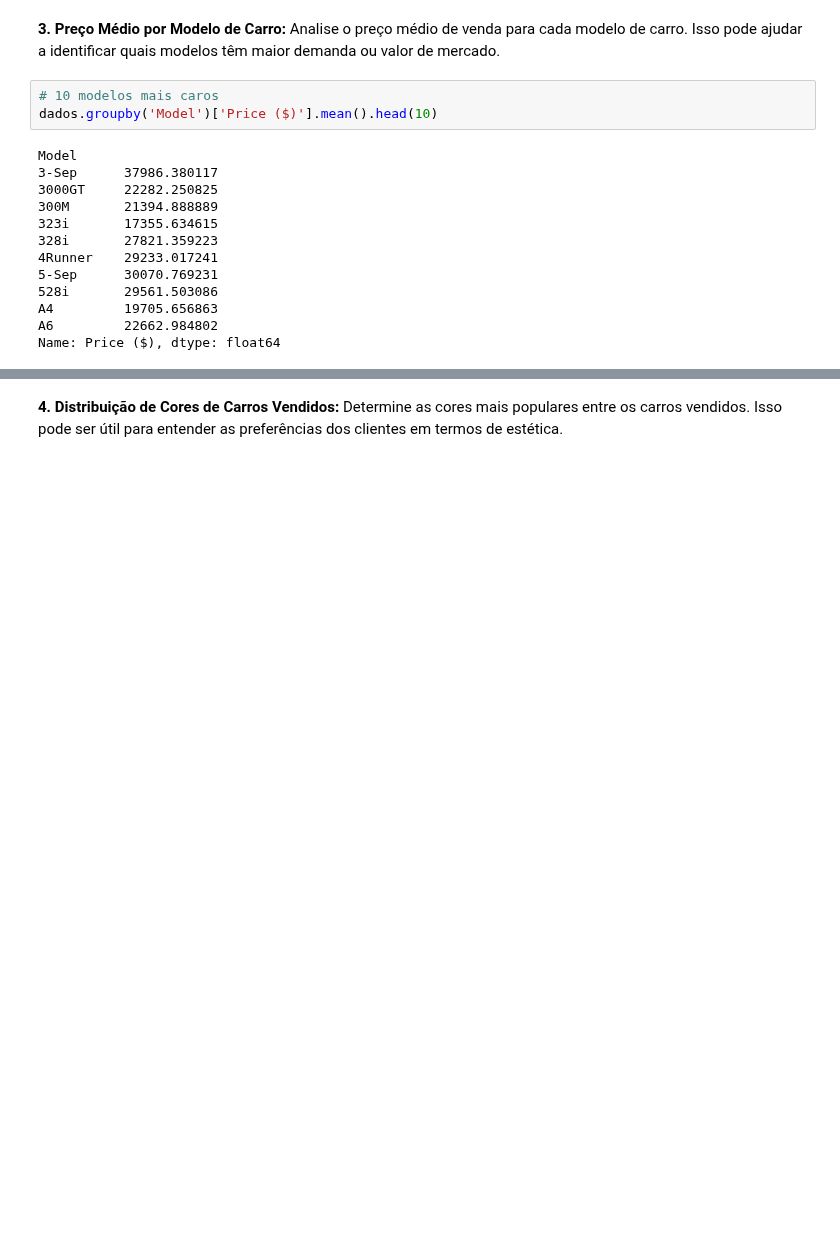
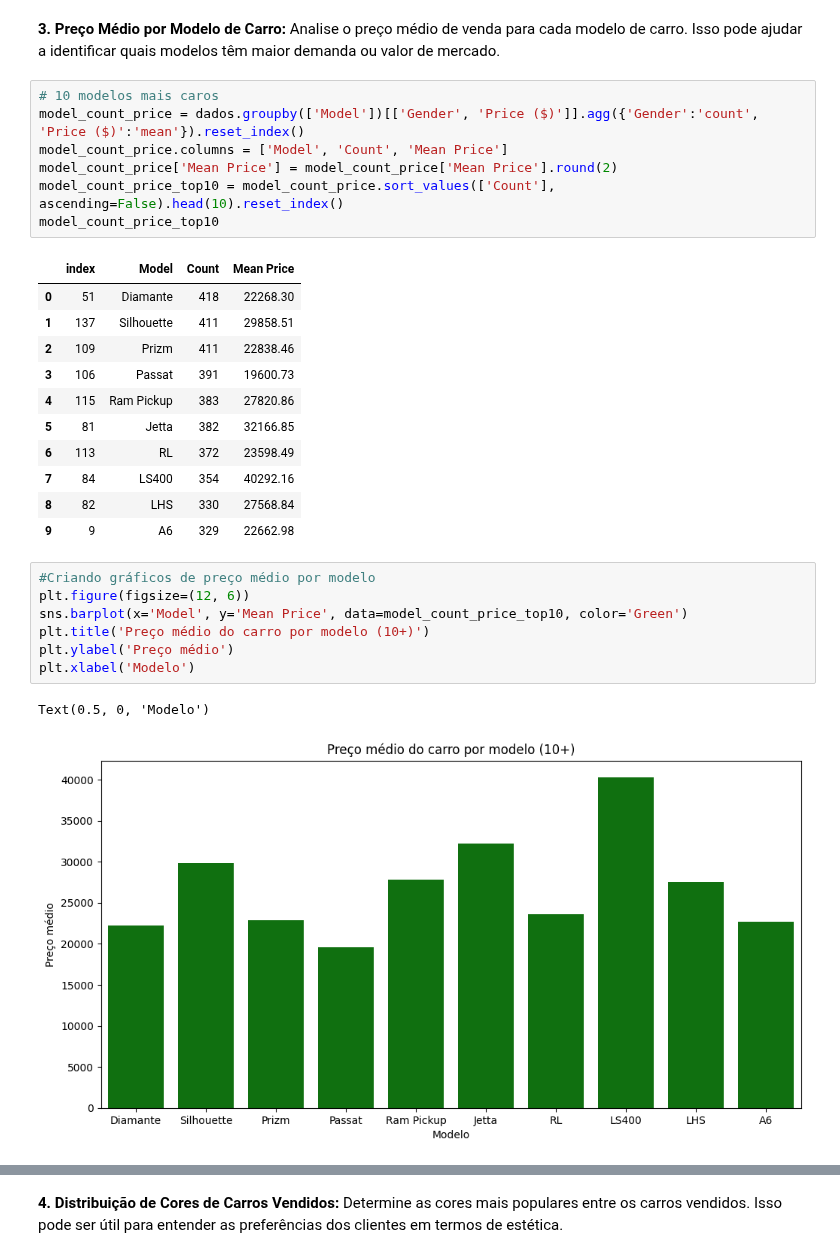
Before and after one commit to GabrielVila/Car-Sales-Report, a Jupyter notebook: projeto_carro.ipynb, the cells around one changed output, grey strips where cells are left out. Drawn from its saved outputs; the diff is of its cells as text; blank space fills up the shorter version.

Commit message:
Criando gráficos de preço médio por modelo dos 10+ e preço por mês

```diff
--- a/projeto_carro.ipynb
+++ b/projeto_carro.ipynb
@@ -298,17 +298,30 @@ plt.show()
 **3. Preço Médio por Modelo de Carro:** Analise o preço médio de venda para cada modelo de carro. Isso pode ajudar a identificar quais modelos têm maior demanda ou valor de mercado.
 # %%
 # 10 modelos mais caros
-dados.groupby('Model')['Price ($)'].mean().head(10)
+model_count_price = dados.groupby(['Model'])[['Gender', 'Price ($)']].agg({'Gender':'count', 'Price ($)':'mean'}).reset_index()
+model_count_price.columns = ['Model', 'Count', 'Mean Price']
+model_count_price['Mean Price'] = model_count_price['Mean Price'].round(2)
+model_count_price_top10 = model_count_price.sort_values(['Count'], ascending=False).head(10).reset_index()
+model_count_price_top10
 # %% [output]
-Model
-3-Sep      37986.380117
-3000GT     22282.250825
-300M       21394.888889
-323i       17355.634615
-328i       27821.359223
-4Runner    29233.017241
-5-Sep      30070.769231
-528i       29561.503086
-A4         19705.656863
-A6         22662.984802
-Name: Price ($), dtype: float64
+|  | index | Model | Count | Mean Price |
+| 0 | 51 | Diamante | 418 | 22268.30 |
+| 1 | 137 | Silhouette | 411 | 29858.51 |
+| 2 | 109 | Prizm | 411 | 22838.46 |
+| 3 | 106 | Passat | 391 | 19600.73 |
+| 4 | 115 | Ram Pickup | 383 | 27820.86 |
+| 5 | 81 | Jetta | 382 | 32166.85 |
+| 6 | 113 | RL | 372 | 23598.49 |
+| 7 | 84 | LS400 | 354 | 40292.16 |
+| 8 | 82 | LHS | 330 | 27568.84 |
+| 9 | 9 | A6 | 329 | 22662.98 |
+# %%
+#Criando gráficos de preço médio por modelo
+plt.figure(figsize=(12, 6))
+sns.barplot(x='Model', y='Mean Price', data=model_count_price_top10, color='Green')
+plt.title('Preço médio do carro por modelo (10+)')
+plt.ylabel('Preço médio')
+plt.xlabel('Modelo')
+# %% [output]
+Text(0.5, 0, 'Modelo')
+[figure, added]
```
Also changed, not shown: parts of 9 cells of this notebook.
